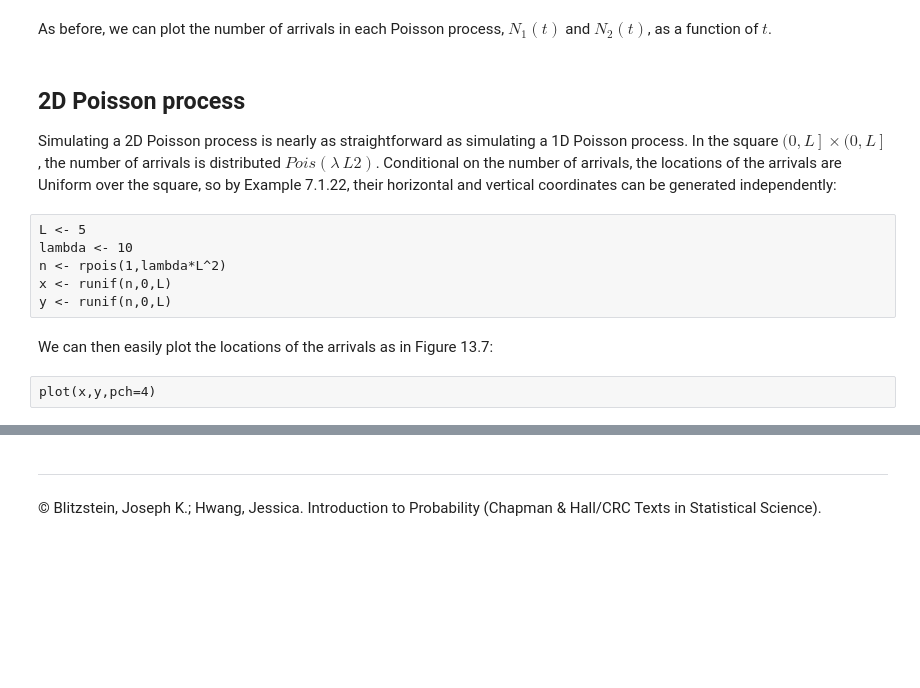
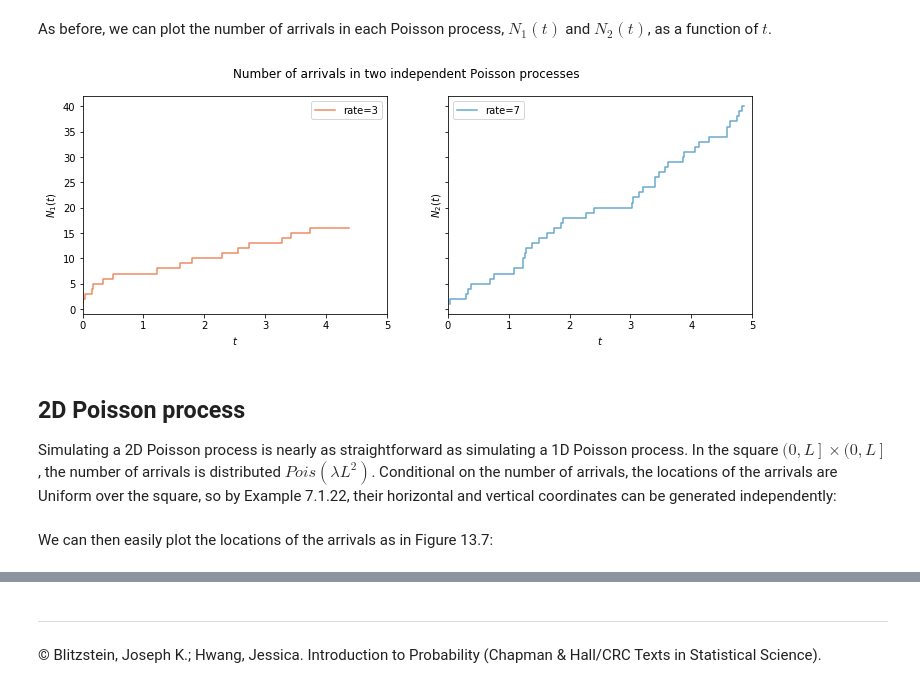
Before and after one commit to buruzaemon/IntroductionToProbabilityPy, a Jupyter notebook: Ch13.ipynb, the cells around one changed output, grey strips where cells are left out. Drawn from its saved outputs; the diff is of its cells as text; code cells hidden in the pictures; blank space fills up the shorter version.

```diff
--- a/Ch13.ipynb
+++ b/Ch13.ipynb
@@ -36,12 +47,40 @@ t2 <- t[y==0]
+# %%
+np.random.seed(13)
+
+from scipy.stats import binom
+
+p = 0.3
+y = binom.rvs(1, p, size=n)
+
+t1 = t[np.where(y==1)]
+t2 = t[np.where(y==0)]
 # %% [markdown]
 As before, we can plot the number of arrivals in each Poisson process, $N_{1}(t)$ and $N_{2}(t)$, as a function of $t$.
+# %%
+_, (ax1, ax2) = plt.subplots(1, 2, sharey=True, figsize=(12, 4))
+
+# graph for t1
+nt1 = np.arange(1, t1.size+1)
+ax1.plot(t1, nt1, linestyle='-', drawstyle='steps', color='#ef8a62', label='rate=3')
+ax1.set_xlabel(r'$t$')
+ax1.set_xlim([0,5])
+ax1.set_ylabel(r'$N_{1}(t)$')
+ax1.legend()
+
+# graph for t2
+nt2 = np.arange(1, t2.size+1)
+ax2.plot(t2, nt2, linestyle='-', drawstyle='steps', color='#67a9cf', label='rate=7')
+ax2.set_xlabel(r'$t$')
+ax2.set_xlim([0,5])
+ax2.set_ylabel(r'$N_{2}(t)$')
+ax2.legend()
+
+plt.suptitle('Number of arrivals in two independent Poisson processes')
+
+plt.show()
+# %% [output]
+[figure, added]
 # %% [markdown]
 ## 2D Poisson process
 
-Simulating a 2D Poisson process is nearly as straightforward as simulating a 1D Poisson process. In the square $(0, \left. L\right] \times (0, \left. L \right]$, the number of arrivals is distributed $Pois(\lambda \, L2)$. Conditional on the number of arrivals, the locations of the arrivals are Uniform over the square, so by Example 7.1.22, their horizontal and vertical coordinates can be generated independently:
+Simulating a 2D Poisson process is nearly as straightforward as simulating a 1D Poisson process. In the square $(0, \left. L\right] \times (0, \left. L \right]$, the number of arrivals is distributed $Pois(\lambda L^2)$. Conditional on the number of arrivals, the locations of the arrivals are Uniform over the square, so by Example 7.1.22, their horizontal and vertical coordinates can be generated independently:
-# %% [raw]
-L <- 5
-lambda <- 10
-n <- rpois(1,lambda*L^2)
-x <- runif(n,0,L)
-y <- runif(n,0,L)
@@ -48,4 +95,2 @@ y <- runif(n,0,L)
 # %% [markdown]
 We can then easily plot the locations of the arrivals as in Figure 13.7:
-# %% [raw]
-plot(x,y,pch=4)
```
Also changed, not shown: parts of 11 cells of this notebook, 1 other file.
